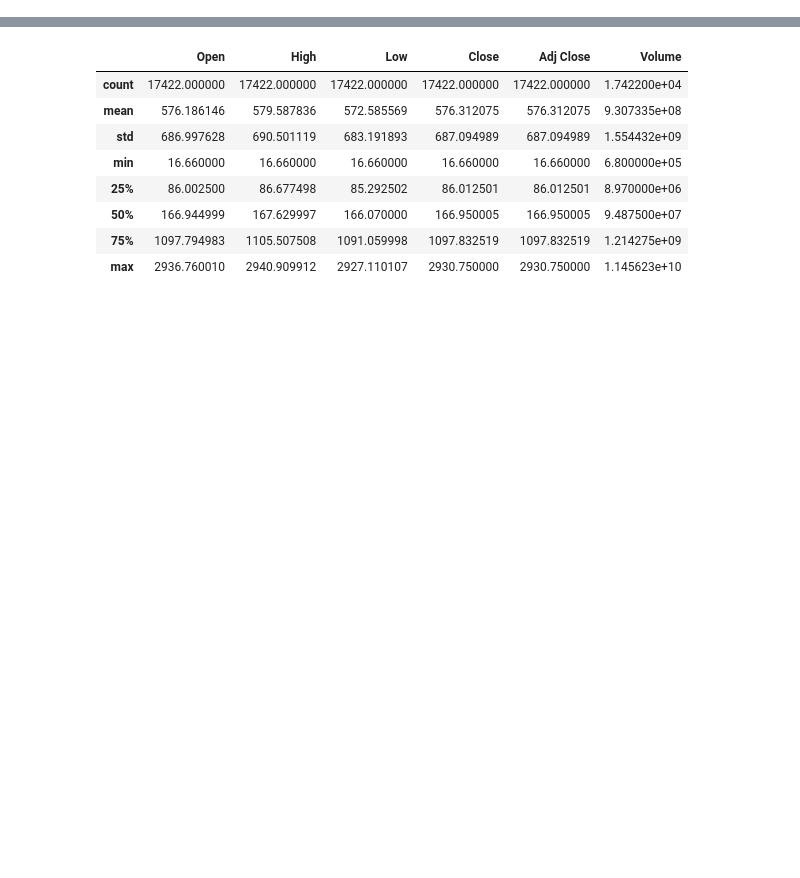
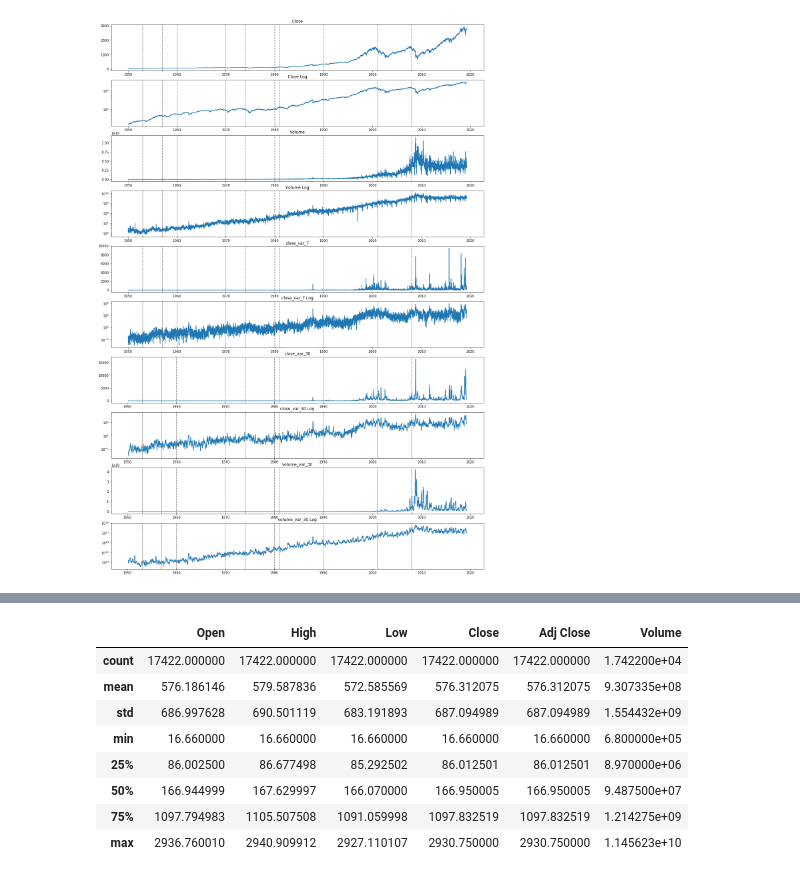
Before and after one commit to ndey96/market_crash_analysis, a Jupyter notebook: Stock Exploration.ipynb, the cells around one changed output, grey strips where cells are left out. Cells and saved outputs as stored; diff of their text form; code cells hidden in the pictures; blank space fills up the shorter version.

Commit message:
more graphs

```diff
--- a/Stock Exploration.ipynb
+++ b/Stock Exploration.ipynb
@@ -19,0 +10,87 @@ sandp_df.head()
+# %%
+sandp_df = pd.read_csv('data/^GSPC.csv', sep=',')
+sandp_df['Date'] = pd.to_datetime(sandp_df['Date'])
+sandp_df = sandp_df.set_index('Date')
+# sandp_df = sandp_df.loc['2005-1-1':'2012-1-1']
+
+def plot_recessions(ax):
+#     ax.axvline(x=pd.to_datetime(f'20080915', format='%Y%m%d'), linestyle='dashed', color='grey')
+#     ax.axvspan(
+#         pd.to_datetime(f'20070220', format='%Y%m%d'),
+#         pd.to_datetime(f'20090306', format='%Y%m%d'),
+#         alpha=0.1,
+#         color='gray')
+#     recession_years = [1918, 1920, 1923, 1927, 1929, 1937, 1945, 1948, 1953, 1957, 1960, 1970, 1974, 1980, 1981, 1990, 2001, 2008]
+    recession_years = [1953, 1957, 1960, 1970, 1974, 1980, 1981, 1990, 2001, 2008]
+
+    for year in recession_years:
+        dt = pd.to_datetime(f'{year}0101', format='%Y%m%d')
+        ax.axvline(x=dt, linestyle='dashed', color='grey')
+
+fig, axes = plt.subplots(10,1,figsize=(20,30))
+i=0
+
+axes[i].plot(sandp_df['Close'])
+axes[i].set_title('Close')
+plot_recessions(axes[i])
+i += 1
+
+axes[i].plot(sandp_df['Close'])
+axes[i].set_yscale('log')
+axes[i].set_title('Close Log')
+plot_recessions(axes[i])
+i += 1
+
+axes[i].plot(sandp_df['Volume'])
+axes[i].set_title('Volume')
+plot_recessions(axes[i])
+i += 1
+
+axes[i].plot(sandp_df['Volume'])
+axes[i].set_yscale('log')
+axes[i].set_title('Volume Log')
+plot_recessions(axes[i])
+i += 1
+
+close_var_7 = sandp_df['Close'].rolling(window=7).var()
+
+axes[i].plot(close_var_7)
+axes[i].set_title('close_var_7')
+plot_recessions(axes[i])
+i += 1
+
+axes[i].plot(close_var_7)
+axes[i].set_yscale('log')
+axes[i].set_title('close_var_7 Log')
+plot_recessions(axes[i])
+i += 1
+
+close_var_30 = sandp_df['Close'].rolling(window=30).var()
+
+axes[i].plot(close_var_30)
+axes[i].set_title('close_var_30')
+plot_recessions(axes[i])
+i += 1
+
+axes[i].plot(close_var_30)
+axes[i].set_yscale('log')
+axes[i].set_title('close_var_30 Log')
+plot_recessions(axes[i])
+i += 1
+
+volume_var_30 = sandp_df['Volume'].rolling(window=30).var()
+
+axes[i].plot(volume_var_30)
+axes[i].set_title('volume_var_30')
+plot_recessions(axes[i])
+i += 1
+
+axes[i].plot(volume_var_30)
+axes[i].set_yscale('log')
+axes[i].set_title('volume_var_30 Log')
+plot_recessions(axes[i])
+i += 1
+
+plt.show()
+# %% [output]
+[figure, added]
```
Also changed, not shown: parts of 7 cells of this notebook.
